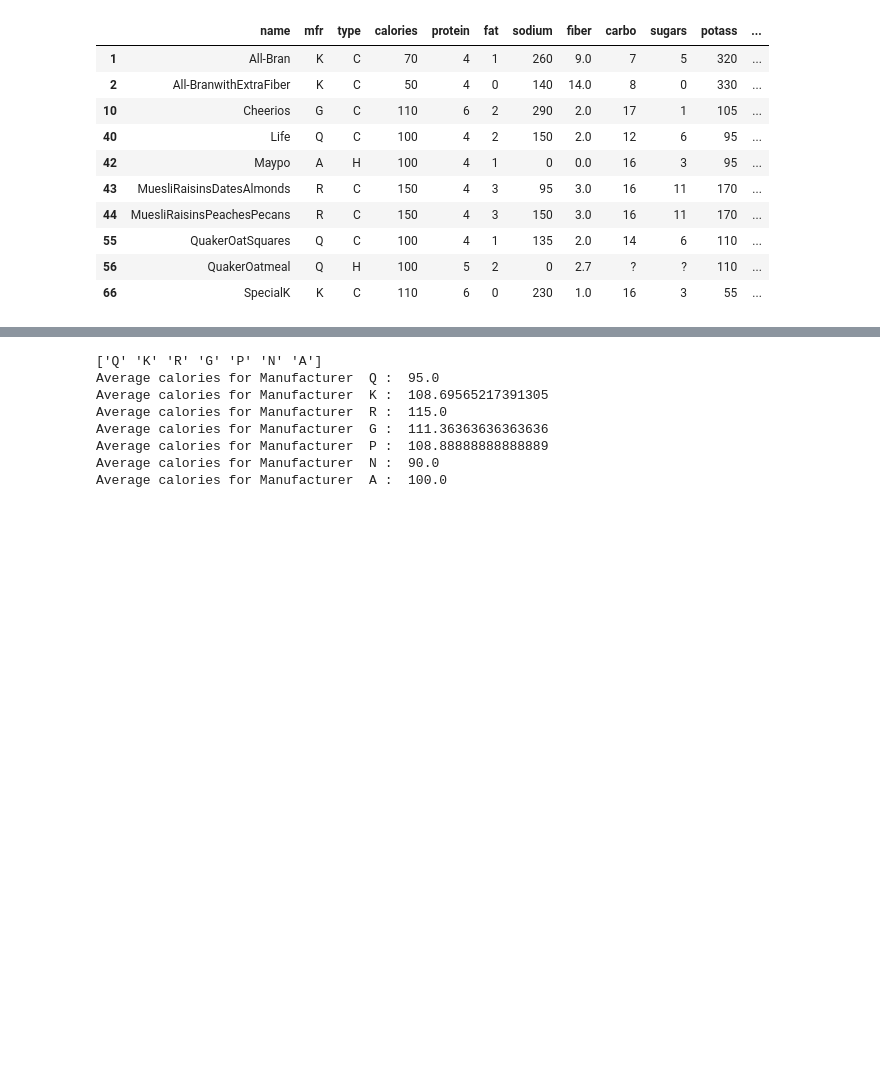
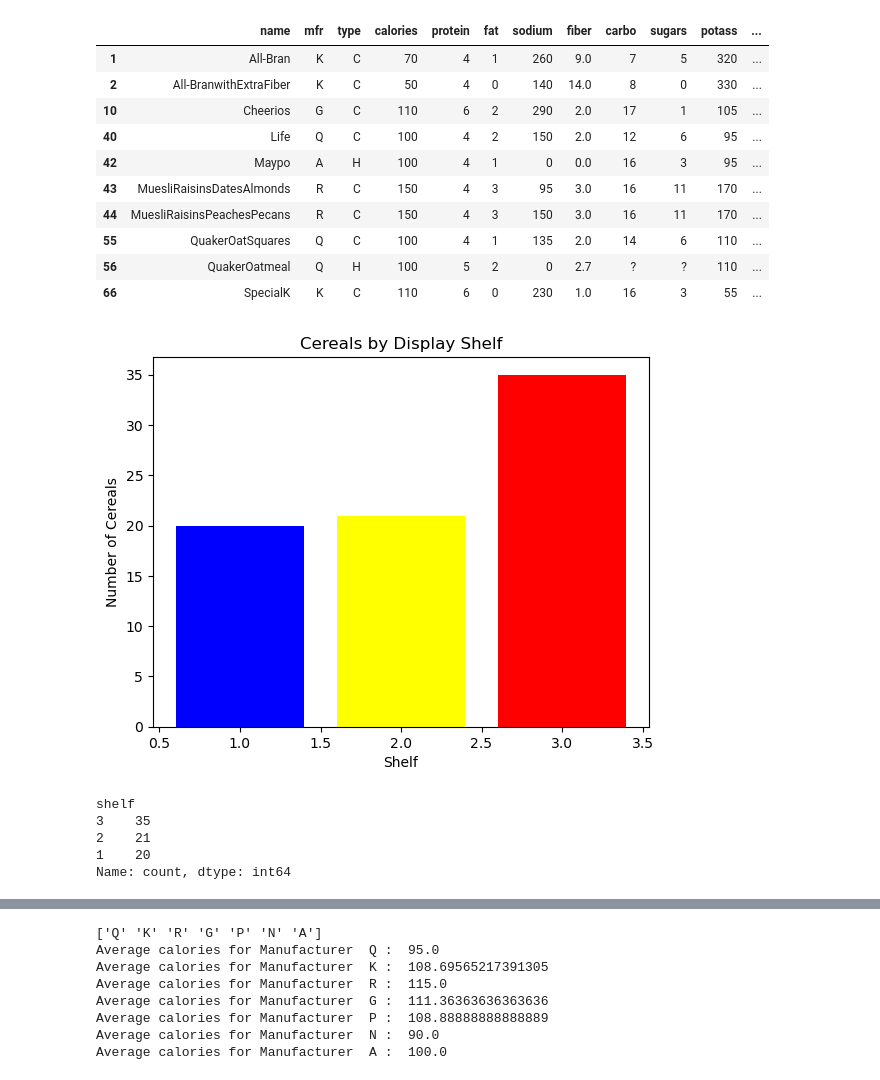
Before and after one commit to goosbo/davstuff, a Jupyter notebook: cereals.ipynb, the cells around one changed output, grey strips where cells are left out. Saved outputs shown, nothing was run; the diff lists cells and outputs as text; code cells hidden in the pictures; blank space fills up the shorter version.

```diff
--- a/cereals.ipynb
+++ b/cereals.ipynb
@@ -136,3 +137,19 @@ cereals_data[cereals_data['protein']>3]
 | 55 | QuakerOatSquares | Q | C | 100 | 4 | 1 | 135 | 2.0 | 14 | 6 | 110 | ... |
 | 56 | QuakerOatmeal | Q | H | 100 | 5 | 2 | 0 | 2.7 | ? | ? | 110 | ... |
 | 66 | SpecialK | K | C | 110 | 6 | 0 | 230 | 1.0 | 16 | 3 | 55 | ... |
+# %%
+#8. Tabulate and visualize Cereals by display Shelf.
+color = ["red","yellow","blue"]
+plt.bar(cereals_data['shelf'].value_counts().index,cereals_data['shelf'].value_counts(),color = color)
+plt.title('Cereals by Display Shelf')
+plt.xlabel('Shelf')
+plt.ylabel('Number of Cereals')
+plt.show()
+cereals_data['shelf'].value_counts()
+# %% [output]
+[figure, added]
+shelf
+3    35
+2    21
+1    20
+Name: count, dtype: int64
```
Also changed, not shown: parts of 9 cells of this notebook, 4 other files.
